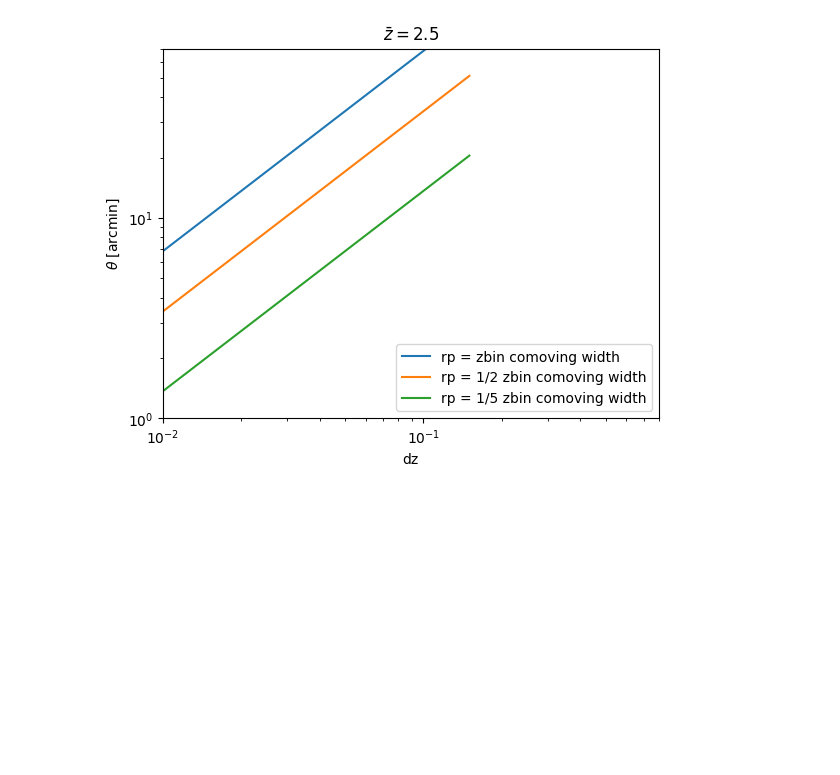
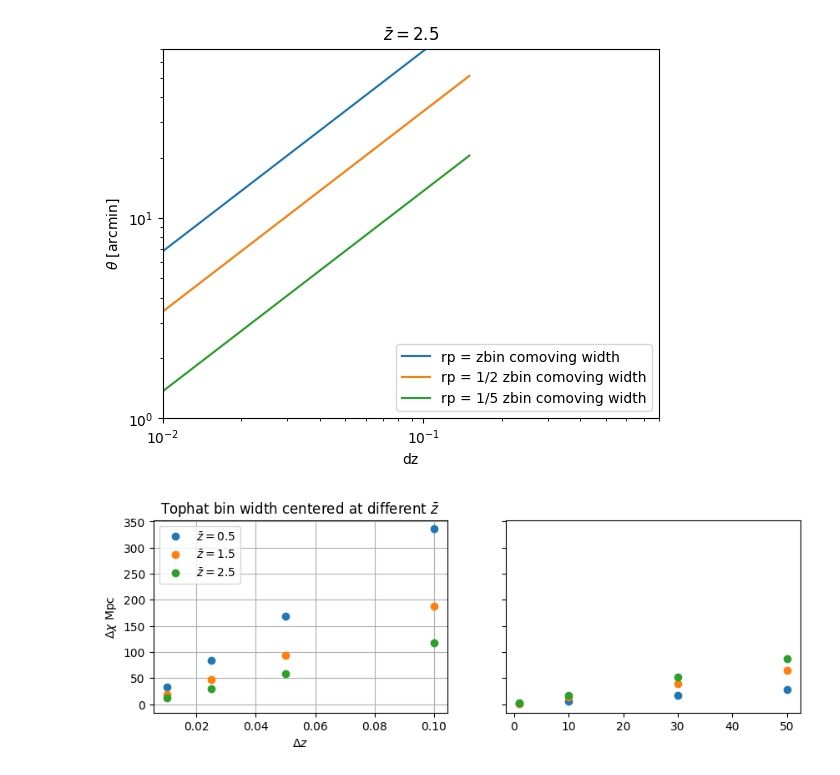
Before and after one commit to hangqianjun/lya_forest_clustering_z, a Jupyter notebook: notebooks/Auto_corr-william.ipynb, the cells around one changed output. Drawn from its saved outputs; the diff is of its cells as text; code cells hidden in the pictures; blank space fills up the shorter version.

```diff
--- a/notebooks/Auto_corr-william.ipynb
+++ b/notebooks/Auto_corr-william.ipynb
@@ -492,3 +502,32 @@ plt.xscale("log")
 plt.yscale("log")
 # %% [output]
 [figure]
+# %%
+fig,axarr=plt.subplots(1,2,figsize=[10,3],sharey=True)
+for meanz in [0.5,1.5,2.5]:
+
+    dz = np.array([0.01, 0.025, 0.05, 0.1])
+
+    comoving_width_near = cosmo.comoving_distance(meanz - dz/2)
+    comoving_width_far = cosmo.comoving_distance(meanz + dz/2)
+    comoving_width = comoving_width_far - comoving_width_near
+
+    plt.sca(axarr[0])
+    plt.plot(dz, comoving_width, 'o', label="$\\bar{z}="+f'{meanz}$')
+
+    meand = cosmo.comoving_distance(meanz)
+    theta = np.array([1,10,30,50]) # arcmin
+
+    plt.sca(axarr[1])
+    plt.plot(theta, theta/60/180*np.pi*meand, 'o')
+
+plt.sca(axarr[0])
+plt.legend()
+plt.xlabel("$\\Delta z$")
+plt.ylabel("$\\Delta \\chi$ Mpc")
+plt.title("Tophat bin width centered at different $\\bar{z}$")
+#plt.yscale("log")
+#plt.xscale("log")
+plt.grid()
+# %% [output]
+[figure, added]
```
Also changed, not shown: parts of 1 cell of this notebook, 13 other files.
